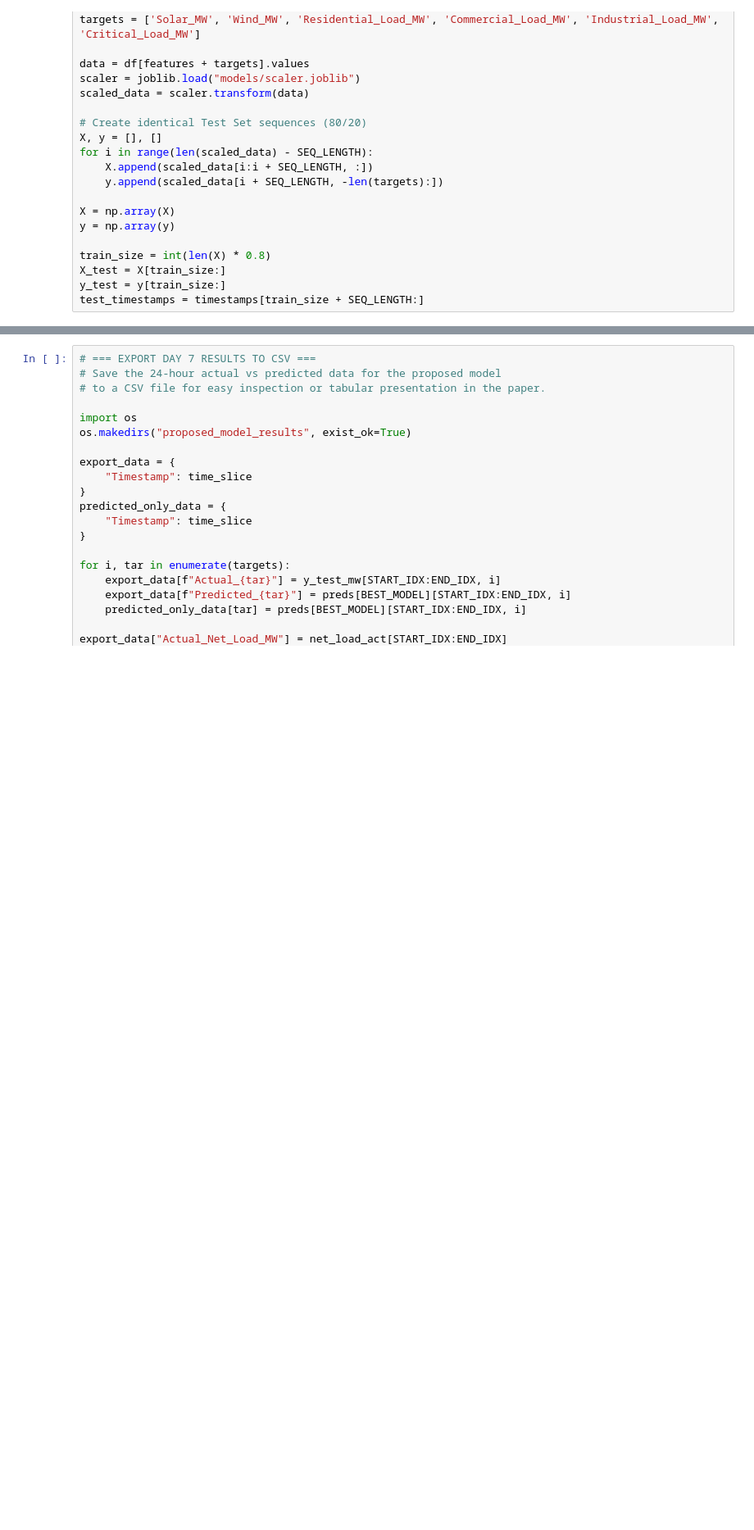
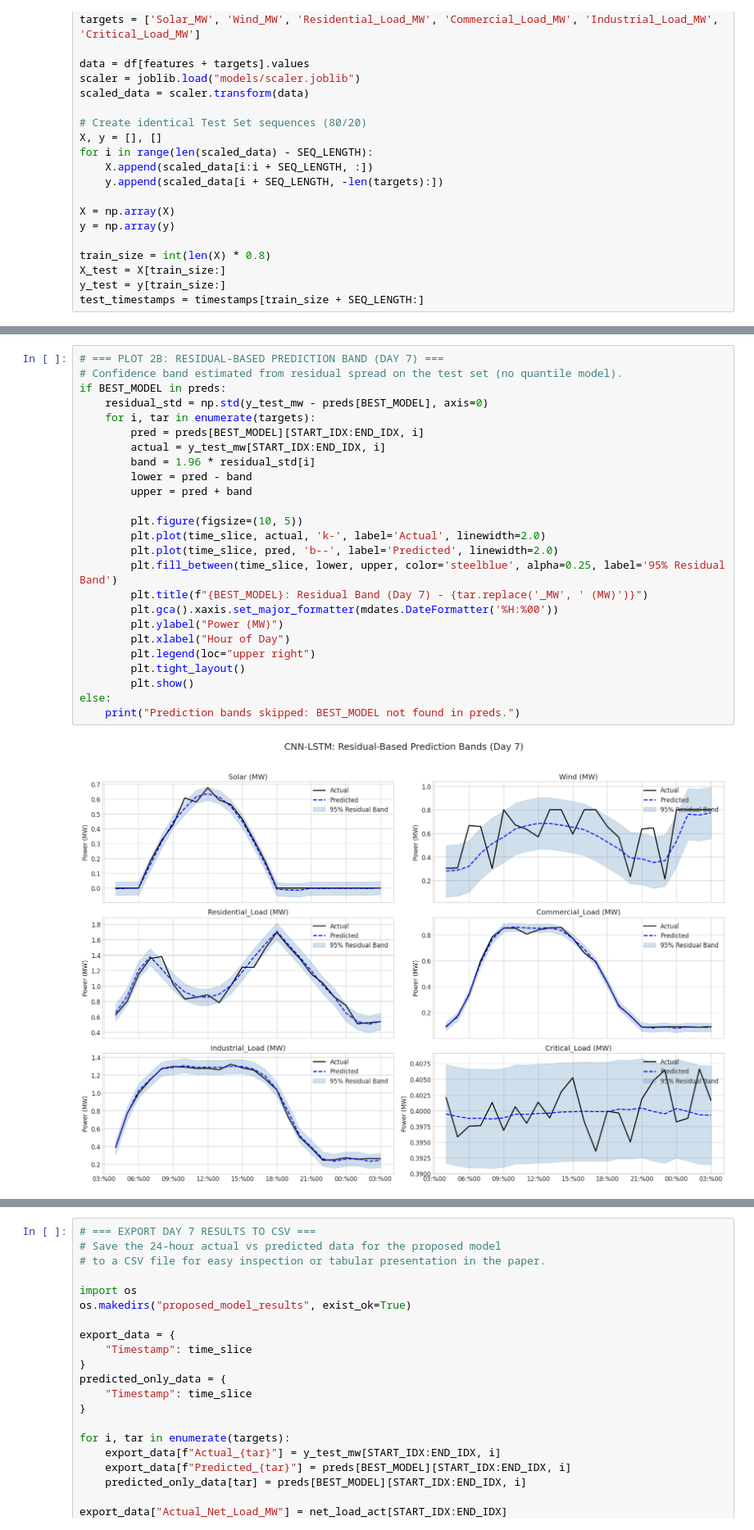
Before and after one commit to AmarjithTK/finalyear-project-rev2, a Jupyter notebook: visualizations.ipynb, the cells around one changed output, grey strips where cells are left out. Shown at 82% size. Drawn from its saved outputs; the diff is of its cells as text; blank space fills up the shorter version.

```diff
--- a/visualizations.ipynb
+++ b/visualizations.ipynb
@@ -222,3 +225,30 @@ plt.show()
+# %%
+# === PLOT 2B: RESIDUAL-BASED PREDICTION BAND (DAY 7) ===
+# Confidence band estimated from residual spread on the test set (no quantile model).
+if BEST_MODEL in preds:
+    residual_std = np.std(y_test_mw - preds[BEST_MODEL], axis=0)
+    for i, tar in enumerate(targets):
+        pred = preds[BEST_MODEL][START_IDX:END_IDX, i]
+        actual = y_test_mw[START_IDX:END_IDX, i]
+        band = 1.96 * residual_std[i]
+        lower = pred - band
+        upper = pred + band
+
+        plt.figure(figsize=(10, 5))
+        plt.plot(time_slice, actual, 'k-', label='Actual', linewidth=2.0)
+        plt.plot(time_slice, pred, 'b--', label='Predicted', linewidth=2.0)
+        plt.fill_between(time_slice, lower, upper, color='steelblue', alpha=0.25, label='95% Residual Band')
+        plt.title(f"{BEST_MODEL}: Residual Band (Day 7) - {tar.replace('_MW', ' (MW)')}")
+        plt.gca().xaxis.set_major_formatter(mdates.DateFormatter('%H:%00'))
+        plt.ylabel("Power (MW)")
+        plt.xlabel("Hour of Day")
+        plt.legend(loc="upper right")
+        plt.tight_layout()
+        plt.show()
+else:
+    print("Prediction bands skipped: BEST_MODEL not found in preds.")
+# %% [output]
+[figure, added]
 # %%
 # === PLOT 3: SCATTER PLOT ===
 # Highlights R^2 correlation and adherence to y=x ideal line
```
Also changed, not shown: parts of 12 cells of this notebook, 4 other files.
